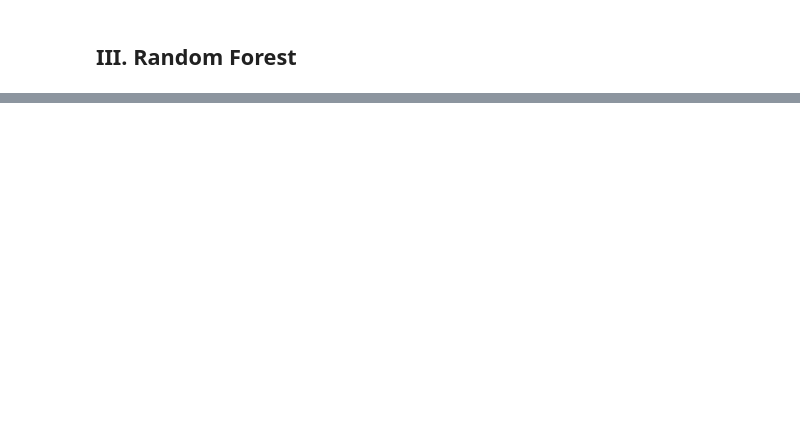
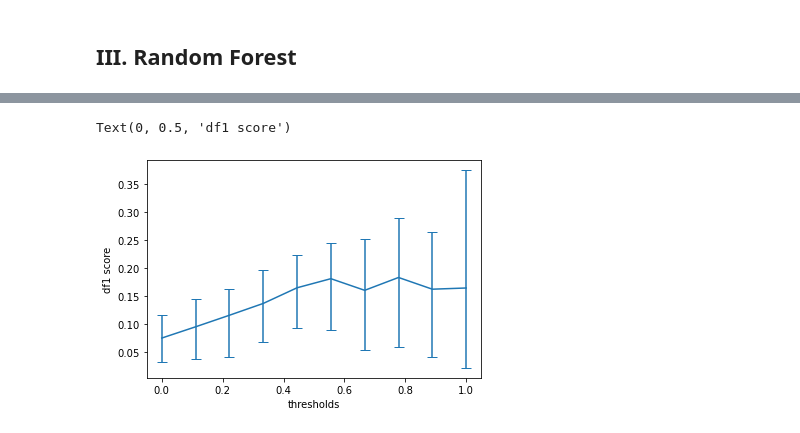
Before and after one commit to astrowhit/UVJ-3dhst, a Jupyter notebook: uvj_cosmos.ipynb, the cells around one changed output, grey strips where cells are left out. Cells and saved outputs as stored; diff of their text form; code cells hidden in the pictures; blank space fills up the shorter version.

```diff
--- a/uvj_cosmos.ipynb
+++ b/uvj_cosmos.ipynb
@@ -390,0 +394,43 @@ Image(filename = 'tree.png')
+# %%
+Nthresh = 10 # Number of threshold
+Nboot = 100 # Number of balancing/train/test splitting iterations
+
+F1_scores=np.zeros((Nthresh, Nboot))
+thresholds = np.linspace(0,1.0,Nthresh)
+
+for ith, threshold_quiescent in enumerate(thresholds):
+    # define the quiescent population
+    y_pred = quad_model.predict(X)
+    quiescent_selection = (y<=y_pred-threshold_quiescent)
+
+    # We do balancing and train/test splitting 100 times to estimate the uncertainty of F1
+    for iiter in range(Nboot):
+        # define the balanced subsample
+        Y_ = np.ones_like(full_df['lsfr'])
+        Y_[quiescent_selection]=0
+
+        idx_selected=[i for i in np.arange(Y_.shape[0])[quiescent_selection]]
+        idx_sf = np.random.choice(np.arange(Y_.shape[0])[~quiescent_selection], size=quiescent_selection.sum())
+        idx_selected.extend(idx_sf.tolist())
+
+        Y_ = Y_[idx_selected]
+        X_ = np.vstack([full_df['vj'].to_numpy()[idx_selected], full_df['uv'].to_numpy()[idx_selected]]).T
+
+        X_train, X_test, y_train, y_test = train_test_split(X_, Y_)
+
+
+        _model_ = Pipeline([('poly_transform', PolynomialFeatures(degree=2, include_bias=False)),
+                 ('logistic_fit', LogisticRegression(max_iter=10000))])
+
+        _model_.fit(X_train, y_train)
+        y_pred=_model_.predict(X_test)
+
+        F1_scores[ith, iiter] = f1_score(y_test,y_pred) - f1_score(y_test, np.ones_like(y_test))
+
+low_f1, med_f1, up_f1 = np.percentile(F1_scores, q=[2.5, 50, 97.5], axis=1)
+plt.errorbar(thresholds, med_f1, yerr=[med_f1-low_f1, up_f1-med_f1], capsize=5)
+plt.xlabel('thresholds')
+plt.ylabel('df1 score')
+# %% [output]
+Text(0, 0.5, 'df1 score')
+[figure, added]
```
Also changed, not shown: parts of 7 cells of this notebook.
